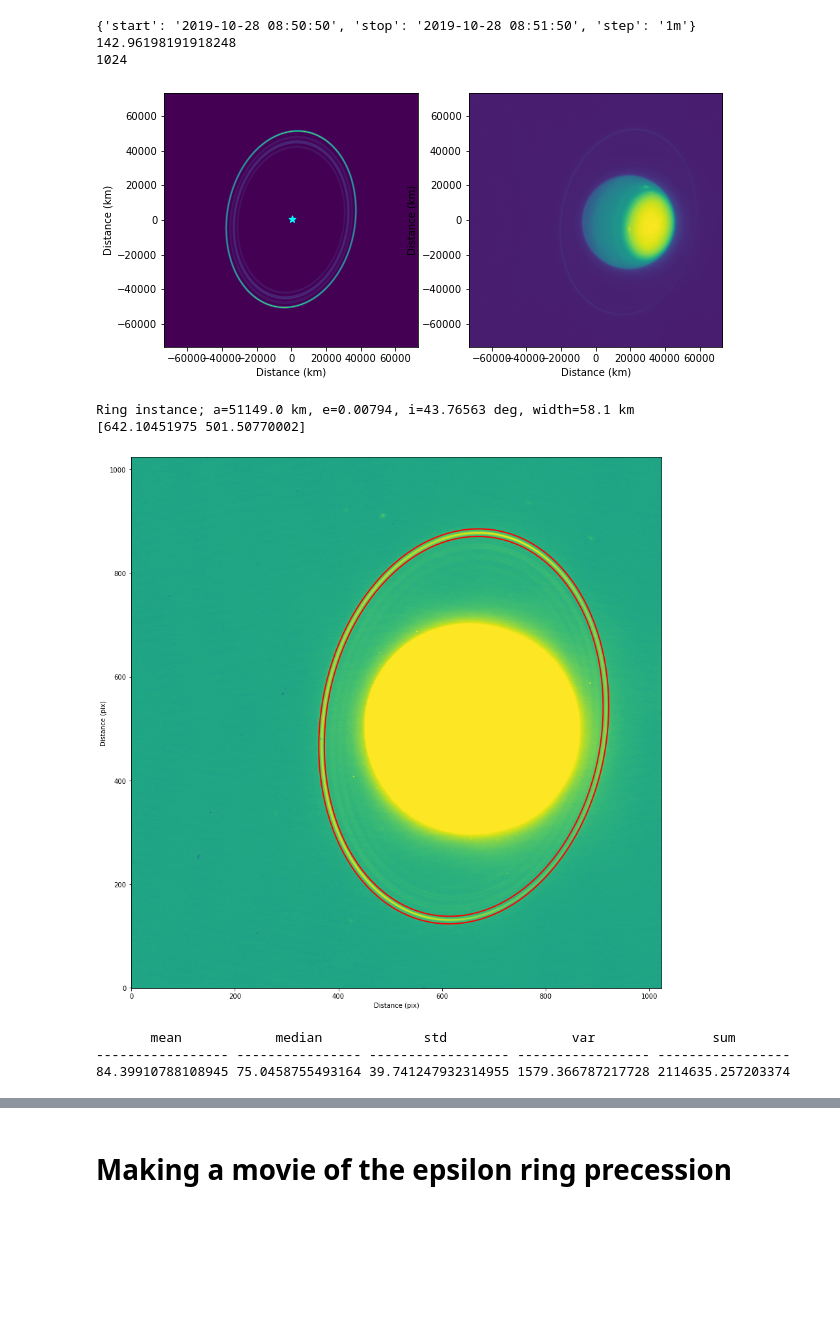
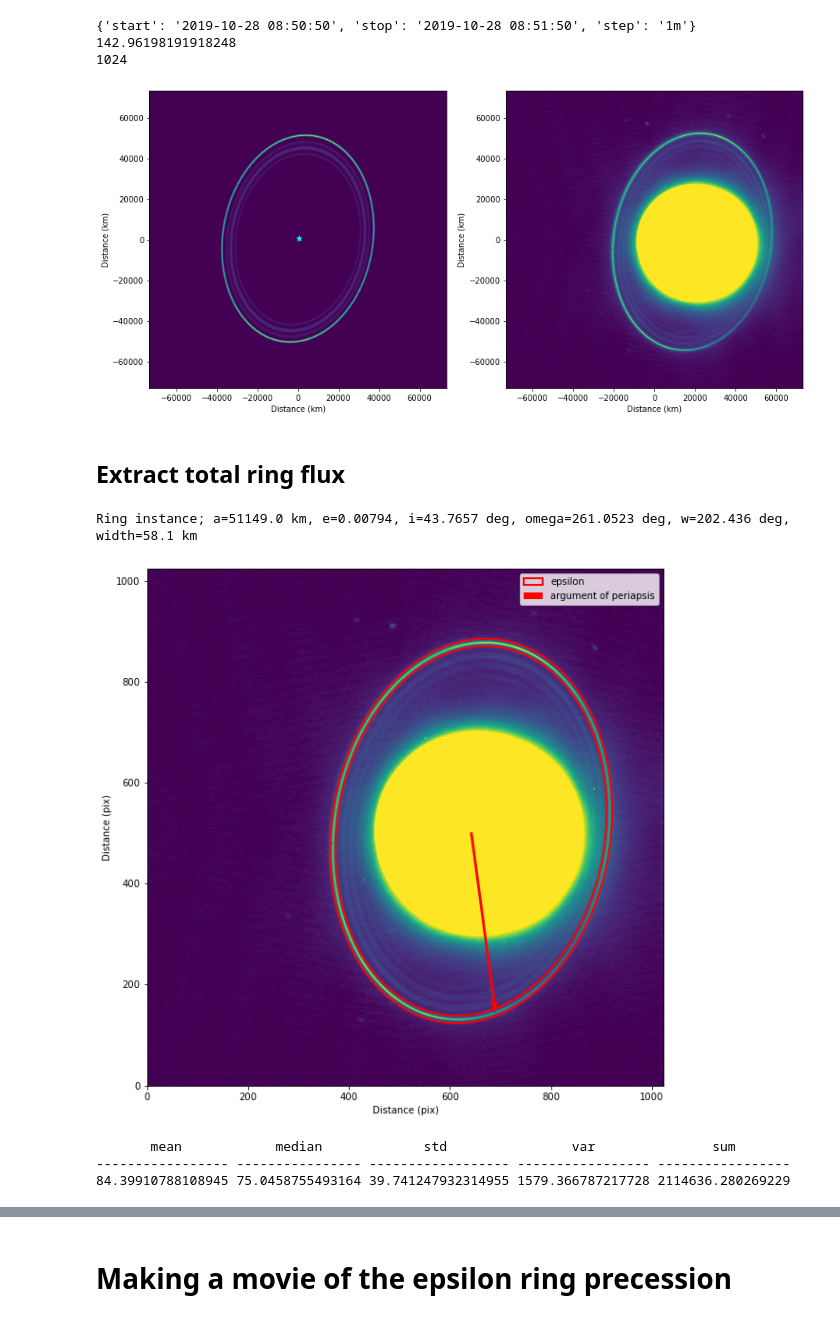
Before and after one commit to emolter/pylanetary, a Jupyter notebook: pylanetary/rings/ring-system-modeling-tutorial.ipynb, the cells around one changed output, grey strips where cells are left out. Saved outputs shown, nothing was run; the diff lists cells and outputs as text; code cells hidden in the pictures; blank space fills up the shorter version.

Commit message:
added elliptical wedges for azimuthal profile extraction

```diff
--- a/pylanetary/rings/ring-system-modeling-tutorial.ipynb
+++ b/pylanetary/rings/ring-system-modeling-tutorial.ipynb
@@ -195,12 +197,12 @@ uranus_rings = RingSystemModelObservation('uranus',
 model_keck_obs = uranus_rings.as_2d_array((imsize, imsize), pixscale, beamsize = (4,4,0*u.degree))
 
 sz = pixscale*imsize
-fig, [ax0, ax1] = plt.subplots(1,2, figsize = (10,6))
+fig, [ax0, ax1] = plt.subplots(1,2, figsize = (15,10))
 
 ax0.imshow(model_keck_obs, origin = 'lower', extent=[-sz/2, sz/2, -sz/2, sz/2])
 ax0.scatter([imsize/2],[imsize/2], color = 'cyan', marker = '*', s = 50, label = 'center of Uranus')
 
-ax1.imshow(data, origin = 'lower', extent=[-sz/2, sz/2, -sz/2, sz/2])
+ax1.imshow(data, origin = 'lower', extent=[-sz/2, sz/2, -sz/2, sz/2], vmin=0, vmax = np.max(data)/16)
 
 for ax in [ax0, ax1]:
     ax.set_xlabel('Distance (km)')
@@ -208,40 +210,46 @@ for ax in [ax0, ax1]:
 
 plt.show()
 # %% [output]
-[figure, old version]
+[figure, new version]
+# %% [markdown]
+## Extract total ring flux
 # %%
 # They look to compare well. Now make the epsilon ring model into a photutils annulus
 ## follow up here: why did we need to change the size of the model by 5%?
 arbitrary_scaling = 0.952
 eps = uranus_rings.rings['Epsilon']
 print(eps)
 width = 2000*u.km
 focus = np.array([18600, -1500])
 focus = focus / pixscale + [imsize/2, imsize/2]
-print(focus)
-ann = eps.as_elliptical_annulus(focus, pixscale*arbitrary_scaling, width = width)
+ann, params = eps.as_elliptical_annulus(focus, pixscale*arbitrary_scaling, width = width, return_params = True)
+
+avec = params['a'][:2]/(pixscale*arbitrary_scaling)
+#bvec = params['b'][:2]/(pixscale*arbitrary_scaling)
+peri = -avec
 
 vmax = np.max(data)
 sz = pixscale*imsize
-fig, ax = plt.subplots(1,1, figsize = (15,15))
+fig, ax = plt.subplots(1,1, figsize = (10,10))
 
-ax.imshow(data, origin = 'lower', vmax = vmax/16)#, extent=[-sz/2, sz/2, -sz/2, sz/2])
+ax.imshow(data, origin = 'lower', vmin = 0, vmax = vmax/16)#, extent=[-sz/2, sz/2, -sz/2, sz/2])
 ann_patches = ann.plot(color='red', lw=2, label='epsilon')
+
+ax.quiver([focus[0]],[focus[1]],[peri[0]],[peri[1]], color='red', angles='xy', scale_units='xy', scale=1, width=0.005, label = 'argument of periapsis')
 
 ax.set_xlabel('Distance (pix)')
 ax.set_ylabel('Distance (pix)')
+ax.legend()
 
 plt.show()
+
+# extract flux from epsilon ring (arbitrary units)
+from photutils.aperture import ApertureStats
+stats = ApertureStats(data, ann)
+print(stats.to_table(['mean', 'median', 'std', 'var', 'sum']))
 # %% [output]
-Ring instance; a=51149.0 km, e=0.00794, i=43.76563 deg, width=58.1 km
-[642.10451975 501.50770002]
+Ring instance; a=51149.0 km, e=0.00794, i=43.7657 deg, omega=261.0523 deg, w=202.436 deg, width=58.1 km
-[figure, old version]
+[figure, new version]
+       mean            median             std                var               sum
+----------------- ---------------- ------------------ ----------------- -----------------
+84.39910788108945 75.0458755493164 39.741247932314955 1579.366787217728 2114636.280269229
-# %%
-# extract flux from epsilon ring (arbitrary units)
-from photutils.aperture import ApertureStats
-stats = ApertureStats(data, ann)
-print(stats.to_table(['mean', 'median', 'std', 'var', 'sum']))
-# %% [output]
-       mean            median             std                var               sum
------------------ ---------------- ------------------ ----------------- -----------------
-84.39910788108945 75.0458755493164 39.741247932314955 1579.366787217728 2114635.257203374
```
Also changed, not shown: parts of 18 cells of this notebook, 2 other files.
